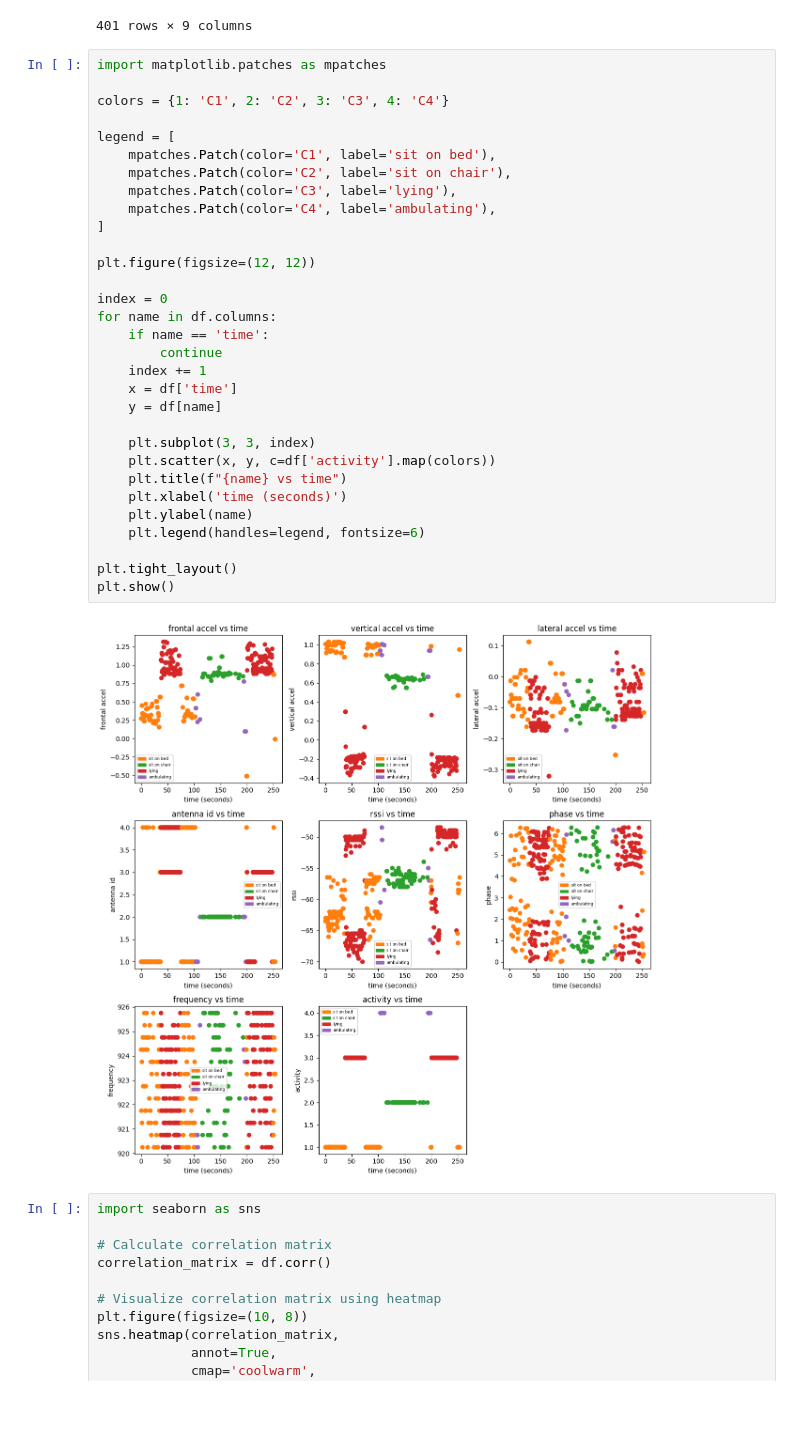
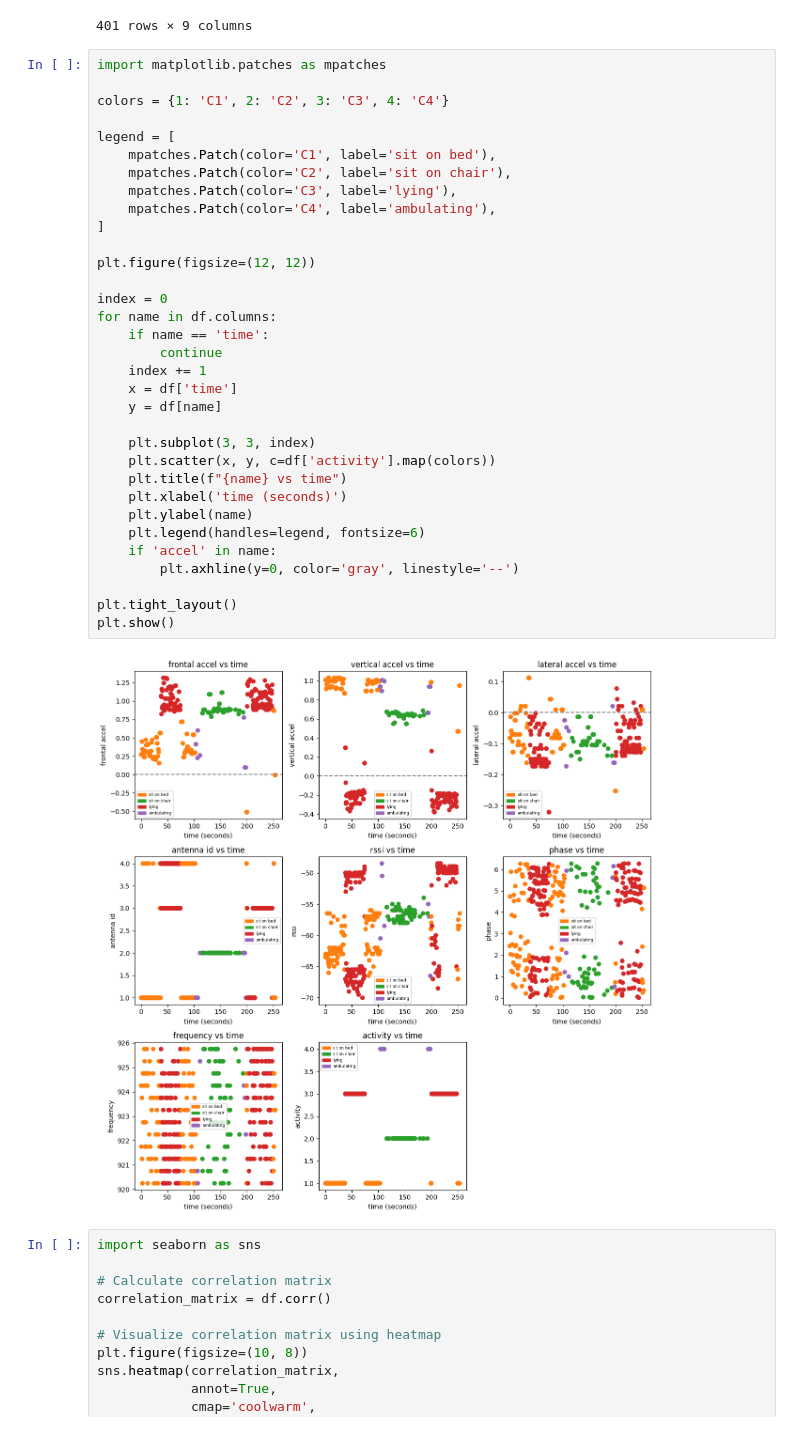
Before and after one commit to sofiacho/ECS171, a Jupyter notebook: notebook.ipynb, the cells around one changed output. Cells and saved outputs as stored; diff of their text form.

Commit message:
Added dashed lines for accel = 0

```diff
--- a/notebook.ipynb
+++ b/notebook.ipynb
@@ -35,34 +35,36 @@ import matplotlib.patches as mpatches
 
 colors = {1: 'C1', 2: 'C2', 3: 'C3', 4: 'C4'}
 
 legend = [
     mpatches.Patch(color='C1', label='sit on bed'),
     mpatches.Patch(color='C2', label='sit on chair'),
     mpatches.Patch(color='C3', label='lying'),
     mpatches.Patch(color='C4', label='ambulating'),
 ]
 
 plt.figure(figsize=(12, 12))
 
 index = 0
 for name in df.columns:
     if name == 'time':
         continue
     index += 1
     x = df['time']
     y = df[name]
 
     plt.subplot(3, 3, index)
     plt.scatter(x, y, c=df['activity'].map(colors))
     plt.title(f"{name} vs time")
     plt.xlabel('time (seconds)')
     plt.ylabel(name)
     plt.legend(handles=legend, fontsize=6)
+    if 'accel' in name:
+        plt.axhline(y=0, color='gray', linestyle='--')
 
 plt.tight_layout()
 plt.show()
 # %% [output]
-[figure, old version]
+[figure, new version]
 # %%
 import seaborn as sns
 
```
